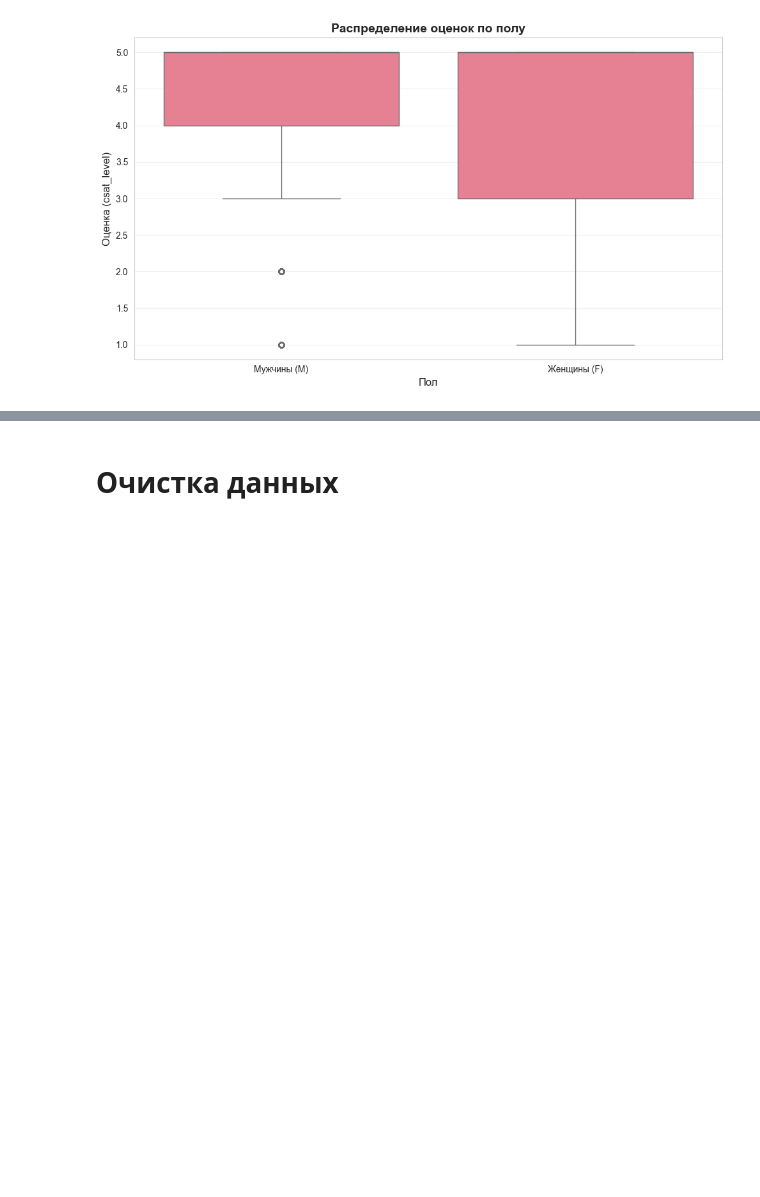
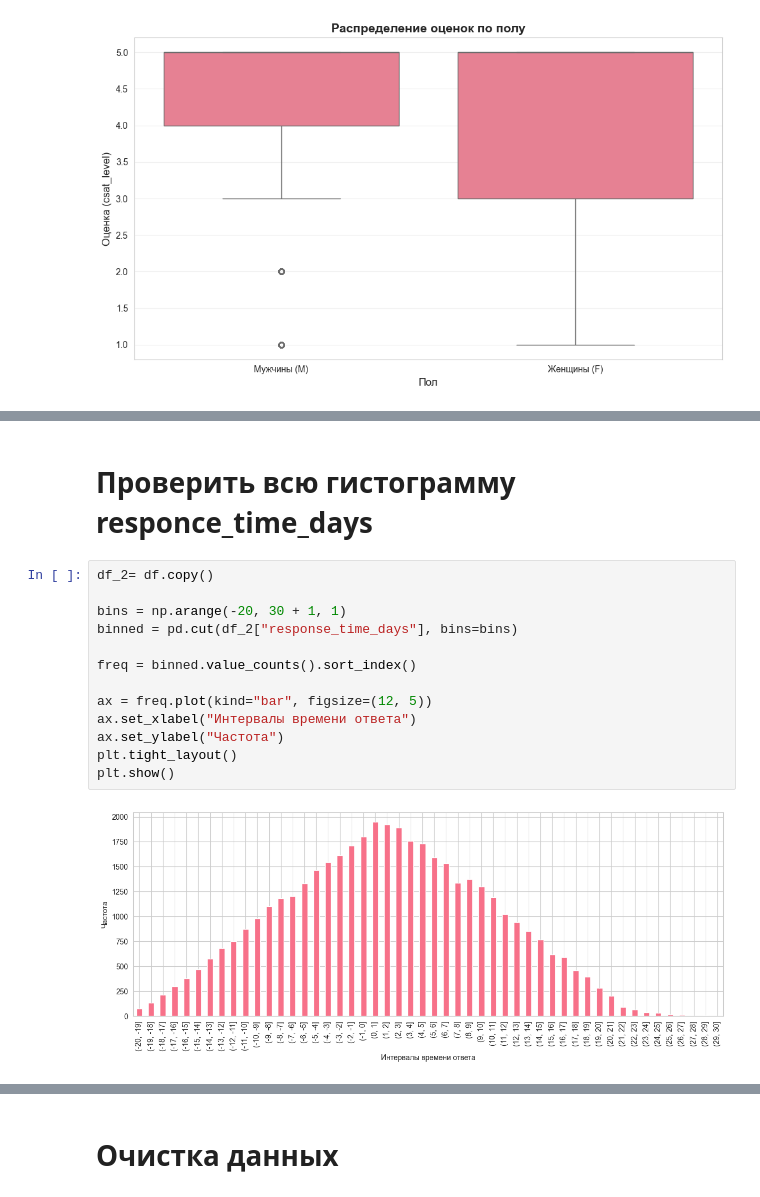
Before and after one commit to smirnoffmg/team-8-case-2, a Jupyter notebook: checkpoint1.ipynb, the cells around one changed output, grey strips where cells are left out. Saved outputs shown, nothing was run; the diff lists cells and outputs as text; blank space fills up the shorter version.

```diff
--- a/checkpoint1.ipynb
+++ b/checkpoint1.ipynb
@@ -378,0 +380,17 @@ df_not_clean = df[df["response_time_days"] < 0].copy()
+# %% [markdown]
+# Проверить всю гистограмму responce_time_days
+# %%
+df_2= df.copy()
+
+bins = np.arange(-20, 30 + 1, 1)
+binned = pd.cut(df_2["response_time_days"], bins=bins)
+
+freq = binned.value_counts().sort_index()
+
+ax = freq.plot(kind="bar", figsize=(12, 5))
+ax.set_xlabel("Интервалы времени ответа")
+ax.set_ylabel("Частота")
+plt.tight_layout()
+plt.show()
+# %% [output]
+[figure, added]
```
Also changed, not shown: parts of 8 cells of this notebook.
